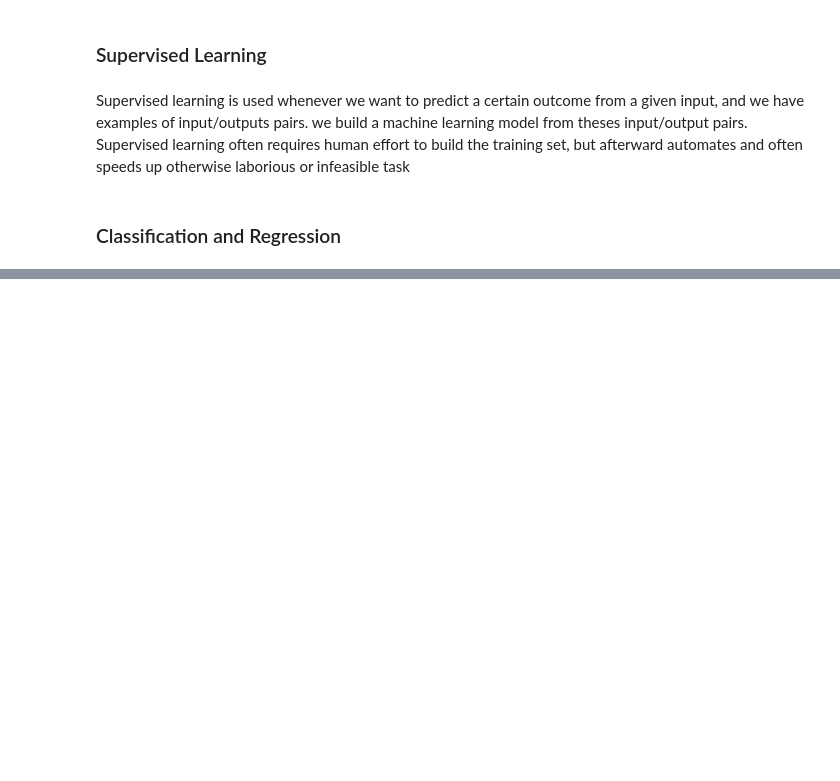
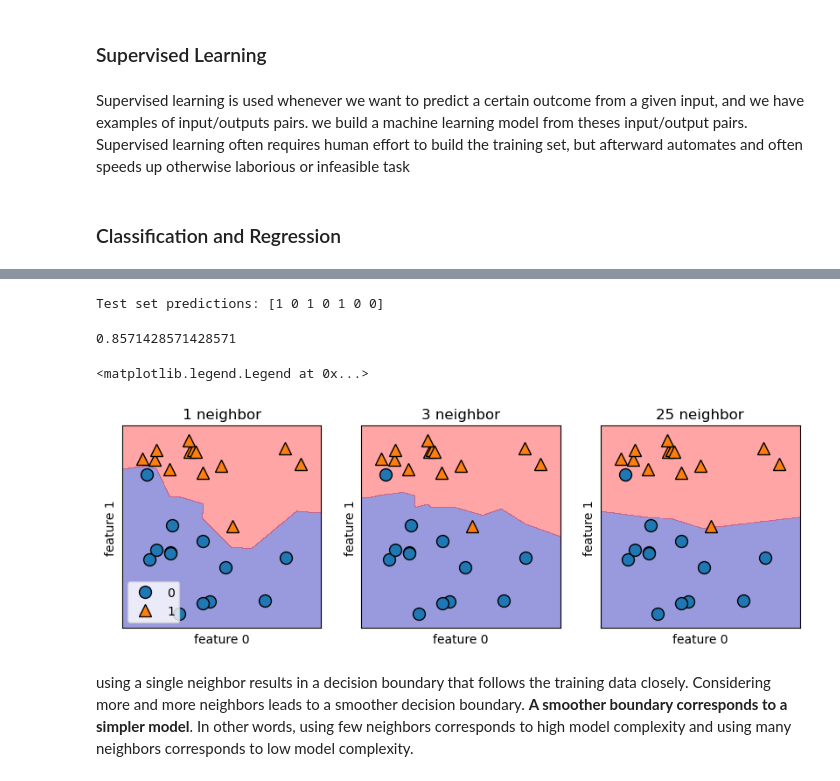
Before and after one commit to khaldon/Machine-learning-playground, a Jupyter notebook: Introduction to machine learning book .ipynb, the cells around one changed output, grey strips where cells are left out. Drawn from its saved outputs; the diff is of its cells as text; code cells hidden in the pictures; blank space fills up the shorter version.

```diff
--- a/Introduction to machine learning book .ipynb
+++ b/Introduction to machine learning book .ipynb
@@ -94,0 +156,25 @@ binary class is distinguish
+# %%
+print("Test set predictions: {}".format(clf.predict(X_test)))
+# %% [output]
+Test set predictions: [1 0 1 0 1 0 0]
+# %%
+clf.score(X_test, y_test)
+# %% [output]
+0.8571428571428571
+# %%
+fig, axes = plt.subplots(1, 3, figsize=(10, 3))
+for n_neighbors, ax in zip([1, 3, 25], axes):
+    clf = KNeighborsClassifier(n_neighbors=n_neighbors).fit(X, y)
+    mglearn.plots.plot_2d_separator(clf, X, fill=True, eps=0.5, ax=ax, alpha=.4)
+    mglearn.discrete_scatter(X[:, 0], X[:, 1], y, ax=ax)
+    ax.set_title("{} neighbor".format(n_neighbors))
+    ax.set_xlabel("feature 0")
+    ax.set_ylabel("feature 1")
+axes[0].legend(loc=3)
+# %% [output]
+<matplotlib.legend.Legend at 0x...>
+[figure, added]
+# %% [markdown]
+using a single neighbor results in a decision boundary that follows the training data closely.
+Considering more and more neighbors leads to a smoother decision boundary. **A smoother boundary corresponds to a simpler model**.
+In other words, using few neighbors corresponds to high model complexity and using many neighbors corresponds to low model complexity.
```
Also changed, not shown: parts of 41 cells of this notebook.
